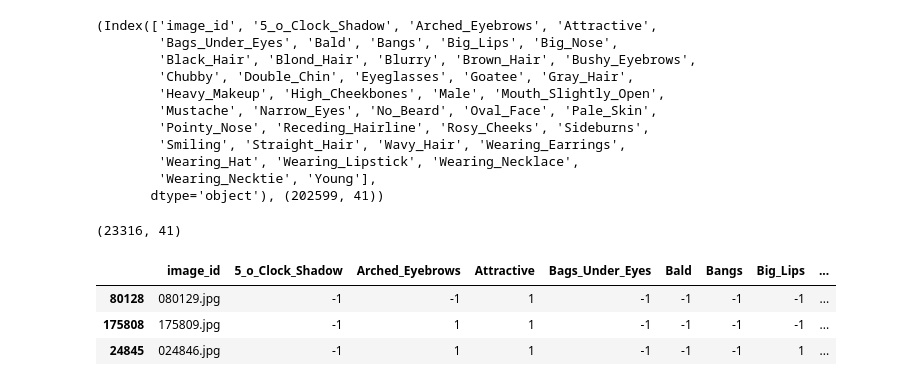
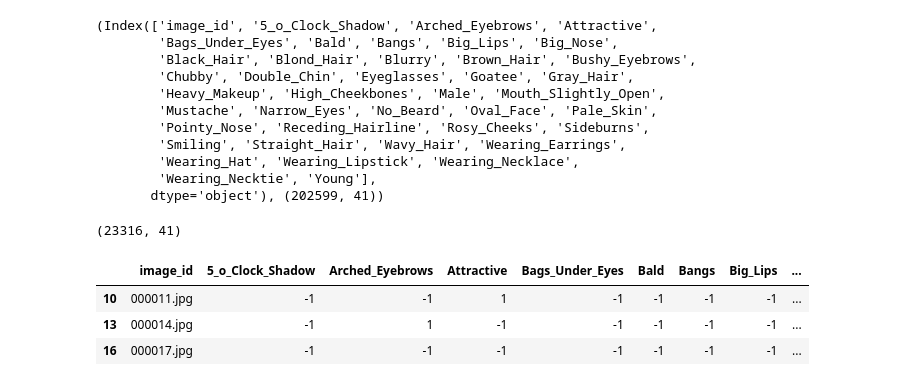
Before and after one commit to GrueneKatze/GANs, a Jupyter notebook: Face_generation.ipynb, the cells around one changed output. Drawn from its saved outputs; the diff is of its cells as text; code cells hidden in the pictures.

```diff
--- a/Face_generation.ipynb
+++ b/Face_generation.ipynb
@@ -239,9 +239,9 @@ fblackh.shape
 # %% [output]
 (23316, 41)
 # %%
-fblackh.sample(3)
+fblackh[:3]
 # %% [output]
 |  | image_id | 5_o_Clock_Shadow | Arched_Eyebrows | Attractive | Bags_Under_Eyes | Bald | Bangs | Big_Lips | ... |
-| 80128 | 080129.jpg | -1 | -1 | 1 | -1 | -1 | -1 | -1 | ... |
-| 175808 | 175809.jpg | -1 | 1 | 1 | -1 | -1 | -1 | -1 | ... |
-| 24845 | 024846.jpg | -1 | 1 | 1 | -1 | -1 | -1 | 1 | ... |
+| 10 | 000011.jpg | -1 | -1 | 1 | -1 | -1 | -1 | -1 | ... |
+| 13 | 000014.jpg | -1 | 1 | -1 | -1 | -1 | -1 | -1 | ... |
+| 16 | 000017.jpg | -1 | -1 | -1 | -1 | -1 | -1 | -1 | ... |
```
Also changed, not shown: parts of 11 cells of this notebook.
